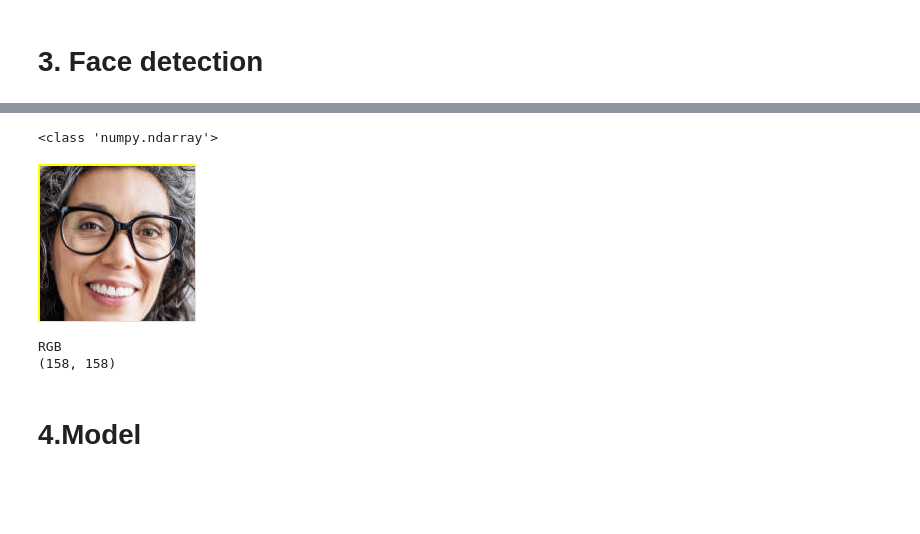
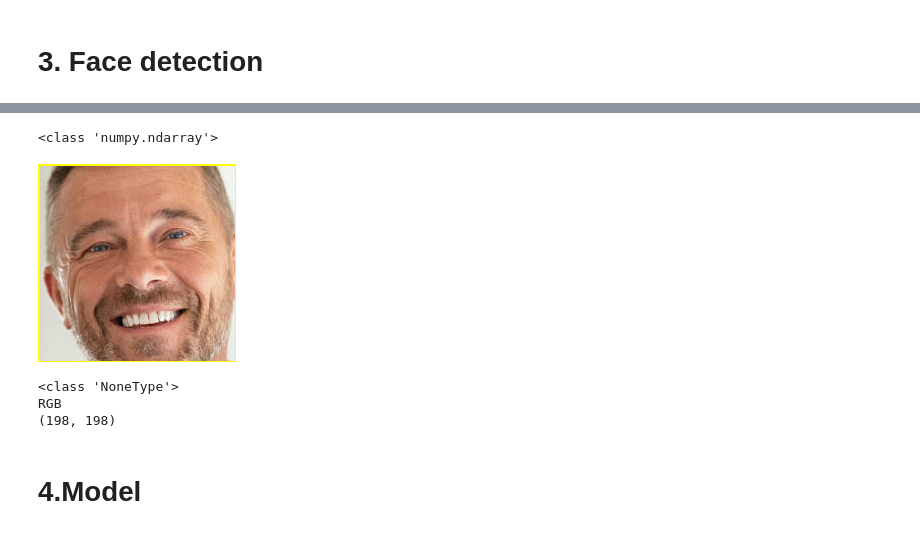
Before and after one commit to KamilShape/Currency-converter, a Jupyter notebook: emotion_detection.ipynb, the cells around one changed output, grey strips where cells are left out. Cells and saved outputs as stored; diff of their text form; code cells hidden in the pictures; blank space fills up the shorter version.

```diff
--- a/emotion_detection.ipynb
+++ b/emotion_detection.ipynb
@@ -87,9 +105,4 @@ def face_recognition(photo, array):
 # %%
-smiling_faces = []
-anger_faces = []
-disgust_faces = []
-fear_faces = []
-surprise_faces = []
 def faces_array(array, photos, path):
   files_folder = os.listdir(f'{path}/{photos}')
   print(f'{path}/{photos}')
@@ -139,26 +144,28 @@ recognized_faces = {
 # %%
 from PIL import Image
 from numpy import asarray
 # # load the image
 # image = Image.open('kolala.jpeg')
 # # convert image to numpy array
 # data = asarray(image)
 # print(type(data))
 # # summarize shape
 # print(data.shape)
 
 # create Pillow image
-image2 = Image.fromarray(smiling_faces[0])
-print(type(smiling_faces[0]))
-cv2_imshow(smiling_faces[0])
+image2 = Image.fromarray(smiling_faces[1])
+print(type(smiling_faces[1]))
+imig = cv2_imshow(smiling_faces[1])
+print(type(imig))
 # summarize image details
 print(image2.mode)
 print(image2.size)
 # %% [output]
 <class 'numpy.ndarray'>
-[figure, old version]
+[figure, new version]
+<class 'NoneType'>
 RGB
-(158, 158)
+(198, 198)
 # %% [markdown]
 # **4.Model**
 # %%
```
Also changed, not shown: parts of 11 cells of this notebook.
